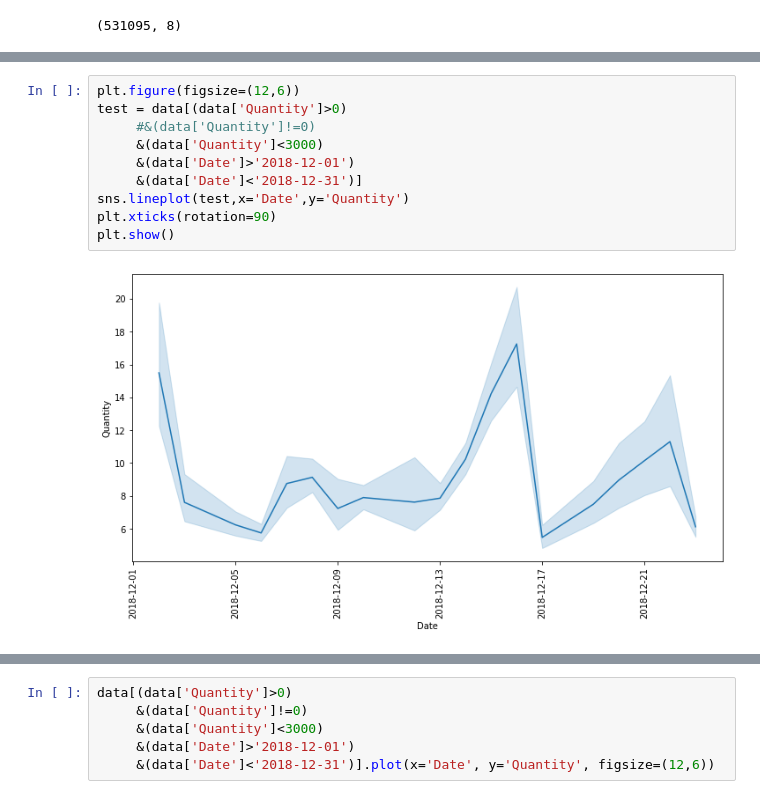
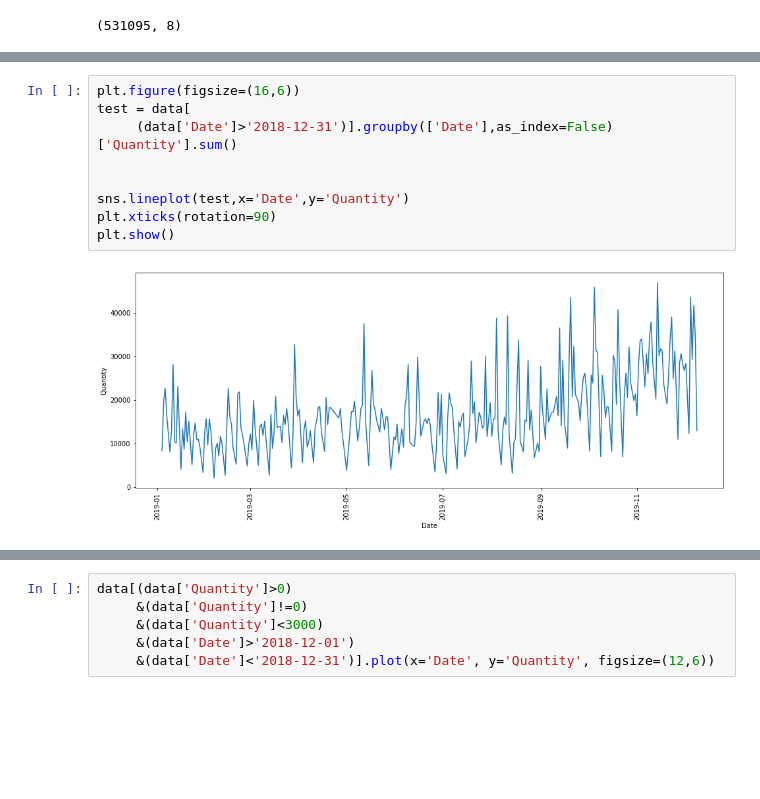
Before and after one commit to alipourmotlagh/E-commerce-Business-Transaction, a Jupyter notebook: product-analytics-e-commerce-business-transaction.ipynb, the cells around one changed output, grey strips where cells are left out. Saved outputs shown, nothing was run; the diff lists cells and outputs as text; blank space fills up the shorter version.

```diff
--- a/product-analytics-e-commerce-business-transaction.ipynb
+++ b/product-analytics-e-commerce-business-transaction.ipynb
@@ -110,14 +110,13 @@ data.head()
 | 3 | 536524 | 2018-12-01 | 21111 | Swiss Roll Towel Chocolate Spots | 13.27 | 6 | 17572 | United Kingdom | ... |
 | 4 | 536523 | 2018-12-01 | 22294 | Heart Filigree Dove Small | 11.53 | 24 | 12868 | United Kingdom | ... |
 # %%
-plt.figure(figsize=(12,6))
-test = data[(data['Quantity']>0)
-     #&(data['Quantity']!=0)
-     &(data['Quantity']<3000)
-     &(data['Date']>'2018-12-01')
-     &(data['Date']<'2018-12-31')]
+plt.figure(figsize=(16,6))
+test = data[
+     (data['Date']>'2018-12-31')].groupby(['Date'],as_index=False)['Quantity'].sum()
+
+
 sns.lineplot(test,x='Date',y='Quantity')
 plt.xticks(rotation=90)
 plt.show()
 # %% [output]
-[figure, old version]
+[figure, new version]
```
Also changed, not shown: parts of 1 cell of this notebook.
